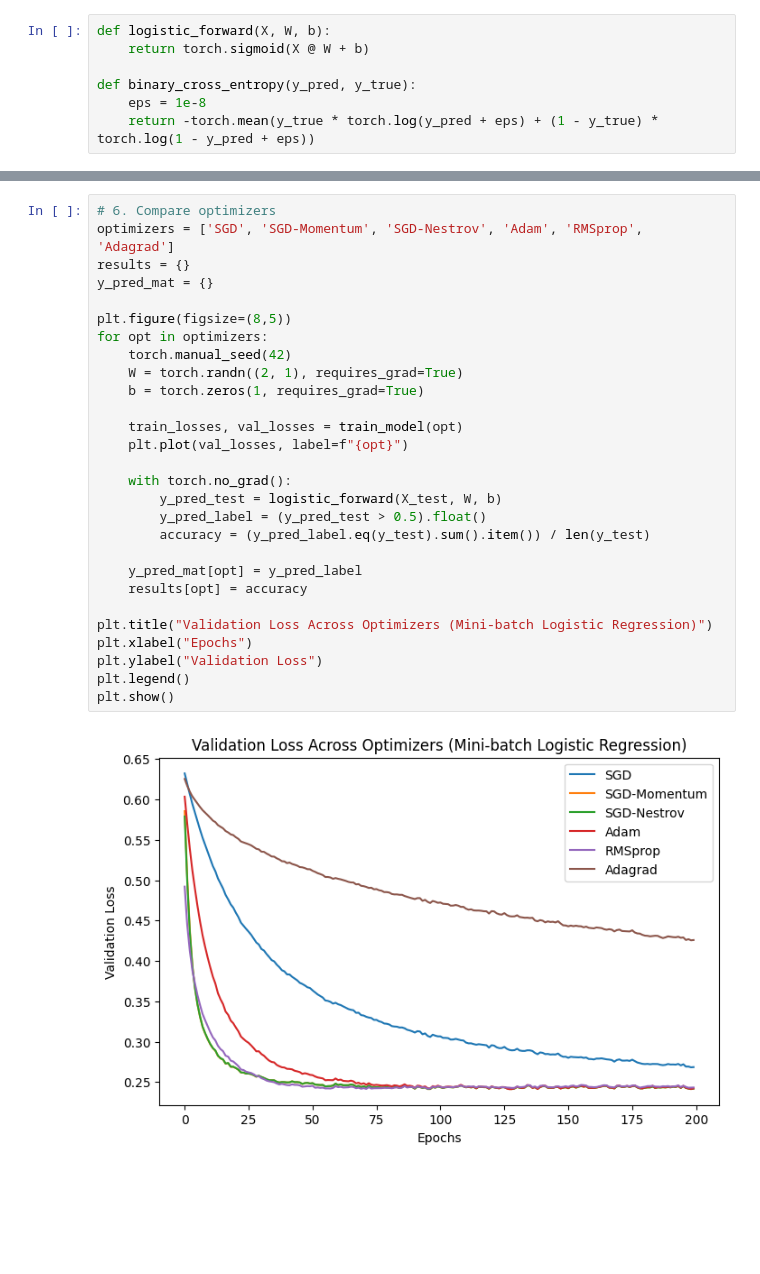
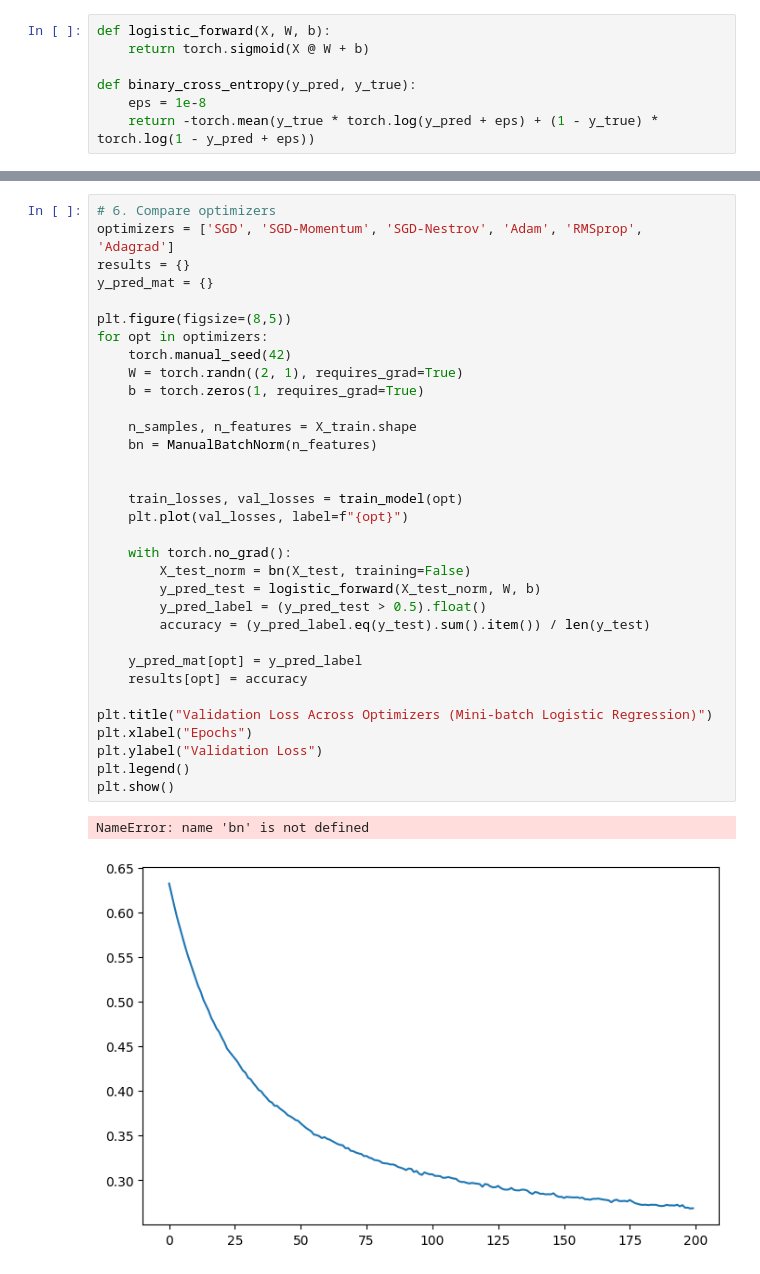
Before and after one commit to royarkaprava/Computing-notes, a Jupyter notebook: Miscellaneous/SGD_logistic_regression_torch.ipynb, the cells around one changed output, grey strips where cells are left out. Drawn from its saved outputs; the diff is of its cells as text; blank space fills up the shorter version.

```diff
--- a/Miscellaneous/SGD_logistic_regression_torch.ipynb
+++ b/Miscellaneous/SGD_logistic_regression_torch.ipynb
@@ -279,30 +280,36 @@ def train_model(optimizer_name, lr=0.01, epochs=200, batch_size=64):
 # %%
 # 6. Compare optimizers
 optimizers = ['SGD', 'SGD-Momentum', 'SGD-Nestrov', 'Adam', 'RMSprop', 'Adagrad']
 results = {}
 y_pred_mat = {}
 
 plt.figure(figsize=(8,5))
 for opt in optimizers:
     torch.manual_seed(42)
     W = torch.randn((2, 1), requires_grad=True)
     b = torch.zeros(1, requires_grad=True)
 
+    n_samples, n_features = X_train.shape
+    bn = ManualBatchNorm(n_features)
+
+
     train_losses, val_losses = train_model(opt)
     plt.plot(val_losses, label=f"{opt}")
 
     with torch.no_grad():
-        y_pred_test = logistic_forward(X_test, W, b)
+        X_test_norm = bn(X_test, training=False)
+        y_pred_test = logistic_forward(X_test_norm, W, b)
         y_pred_label = (y_pred_test > 0.5).float()
         accuracy = (y_pred_label.eq(y_test).sum().item()) / len(y_test)
 
     y_pred_mat[opt] = y_pred_label
     results[opt] = accuracy
 
 plt.title("Validation Loss Across Optimizers (Mini-batch Logistic Regression)")
 plt.xlabel("Epochs")
 plt.ylabel("Validation Loss")
 plt.legend()
 plt.show()
 # %% [output]
+NameError: name 'bn' is not defined
-[figure, old version]
+[figure, new version]
```
Also changed, not shown: parts of 3 cells of this notebook.
